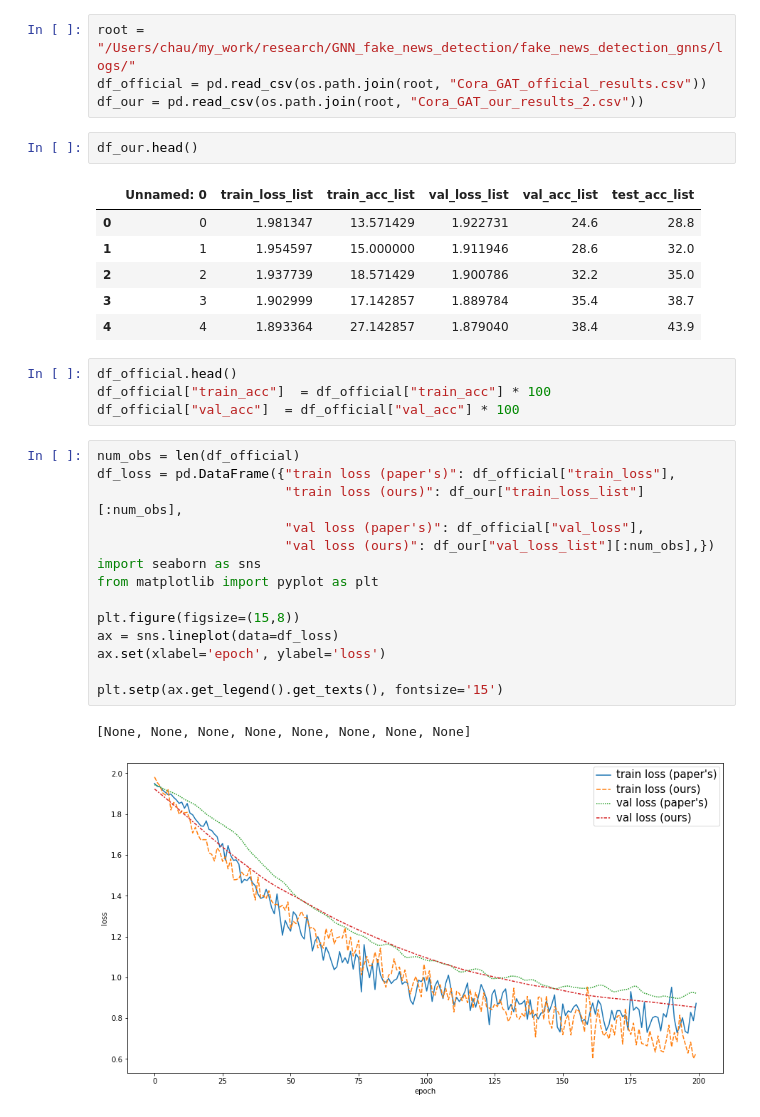
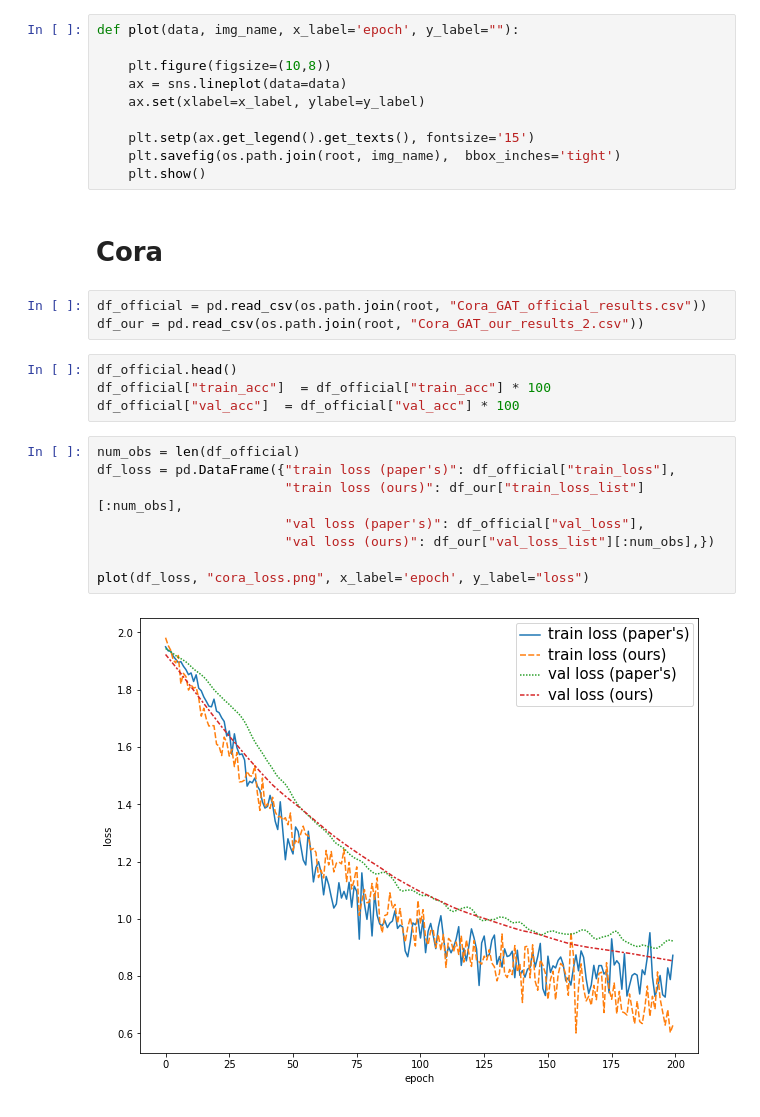
Before and after one commit to chaudatascience/fake_news_detection_gnns, a Jupyter notebook: src/notebooks/cora_charts.ipynb, the cells around one changed output. Cells and saved outputs as stored; diff of their text form.

```diff
--- a/src/notebooks/cora_charts.ipynb
+++ b/src/notebooks/cora_charts.ipynb
@@ -5,16 +9,18 @@ import pandas as pd
+# %%
+def plot(data, img_name, x_label='epoch', y_label=""):
+
+    plt.figure(figsize=(10,8))
+    ax = sns.lineplot(data=data)
+    ax.set(xlabel=x_label, ylabel=y_label)
+
+    plt.setp(ax.get_legend().get_texts(), fontsize='15')
+    plt.savefig(os.path.join(root, img_name),  bbox_inches='tight')
+    plt.show()
+# %% [markdown]
+# Cora
 # %%
-root = "/Users/chau/my_work/research/GNN_fake_news_detection/fake_news_detection_gnns/logs/"
 df_official = pd.read_csv(os.path.join(root, "Cora_GAT_official_results.csv"))
 df_our = pd.read_csv(os.path.join(root, "Cora_GAT_our_results_2.csv"))
-# %%
-df_our.head()
-# %% [output]
-|  | Unnamed: 0 | train_loss_list | train_acc_list | val_loss_list | val_acc_list | test_acc_list |
-| 0 | 0 | 1.981347 | 13.571429 | 1.922731 | 24.6 | 28.8 |
-| 1 | 1 | 1.954597 | 15.000000 | 1.911946 | 28.6 | 32.0 |
-| 2 | 2 | 1.937739 | 18.571429 | 1.900786 | 32.2 | 35.0 |
-| 3 | 3 | 1.902999 | 17.142857 | 1.889784 | 35.4 | 38.7 |
-| 4 | 4 | 1.893364 | 27.142857 | 1.879040 | 38.4 | 43.9 |
 # %%
 df_official.head()
 df_official["train_acc"]  = df_official["train_acc"] * 100
@@ -22,19 +28,12 @@ df_official["val_acc"]  = df_official["val_acc"] * 100
 # %%
 num_obs = len(df_official)
 df_loss = pd.DataFrame({"train loss (paper's)": df_official["train_loss"],
                         "train loss (ours)": df_our["train_loss_list"][:num_obs],
                         "val loss (paper's)": df_official["val_loss"],
                         "val loss (ours)": df_our["val_loss_list"][:num_obs],})
-import seaborn as sns
-from matplotlib import pyplot as plt
 
-plt.figure(figsize=(15,8))
-ax = sns.lineplot(data=df_loss)
-ax.set(xlabel='epoch', ylabel='loss')
-
-plt.setp(ax.get_legend().get_texts(), fontsize='15')
+plot(df_loss, "cora_loss.png", x_label='epoch', y_label="loss")
 # %% [output]
-[None, None, None, None, None, None, None, None]
-[figure, old version]
+[figure, new version]
 # %%
 num_obs = len(df_official)
```
Also changed, not shown: parts of 7 cells of this notebook, 9 other files.
